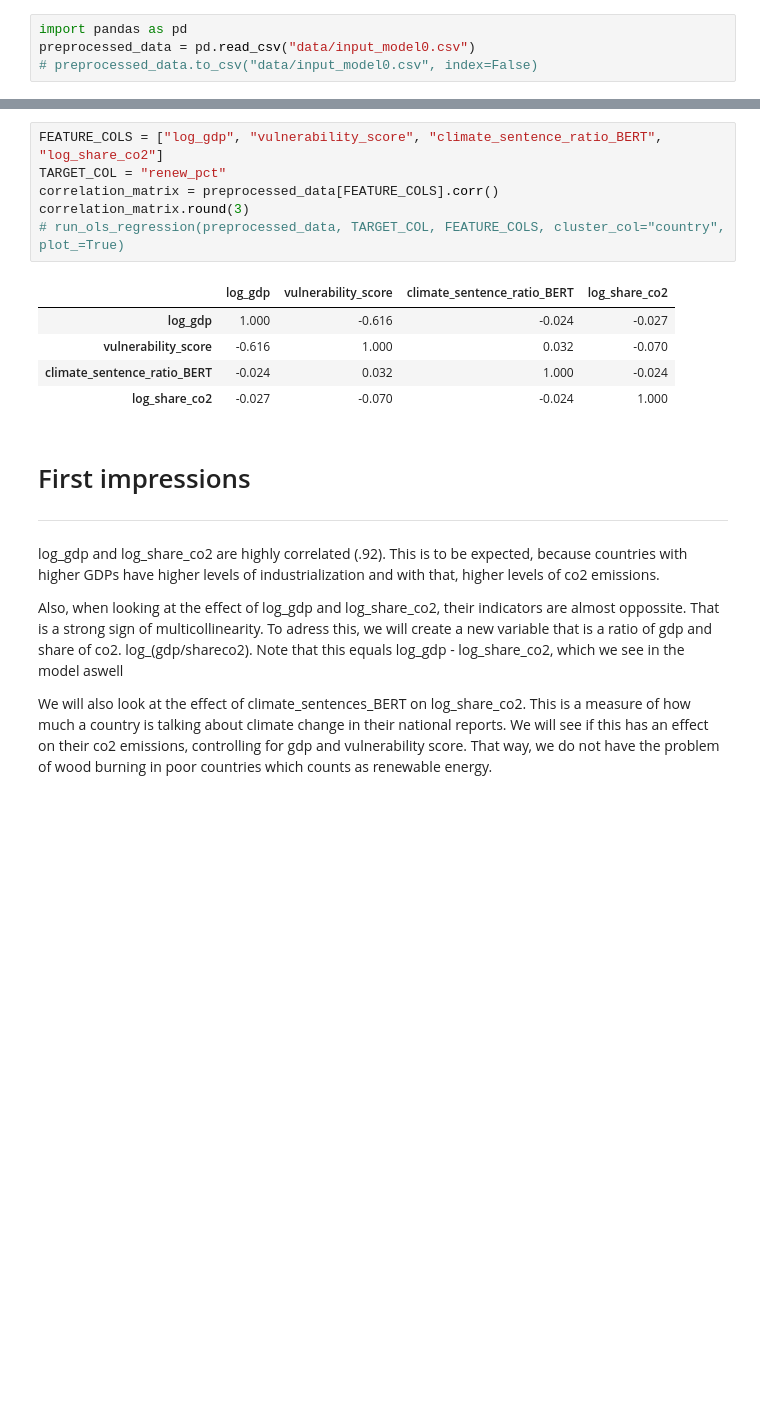
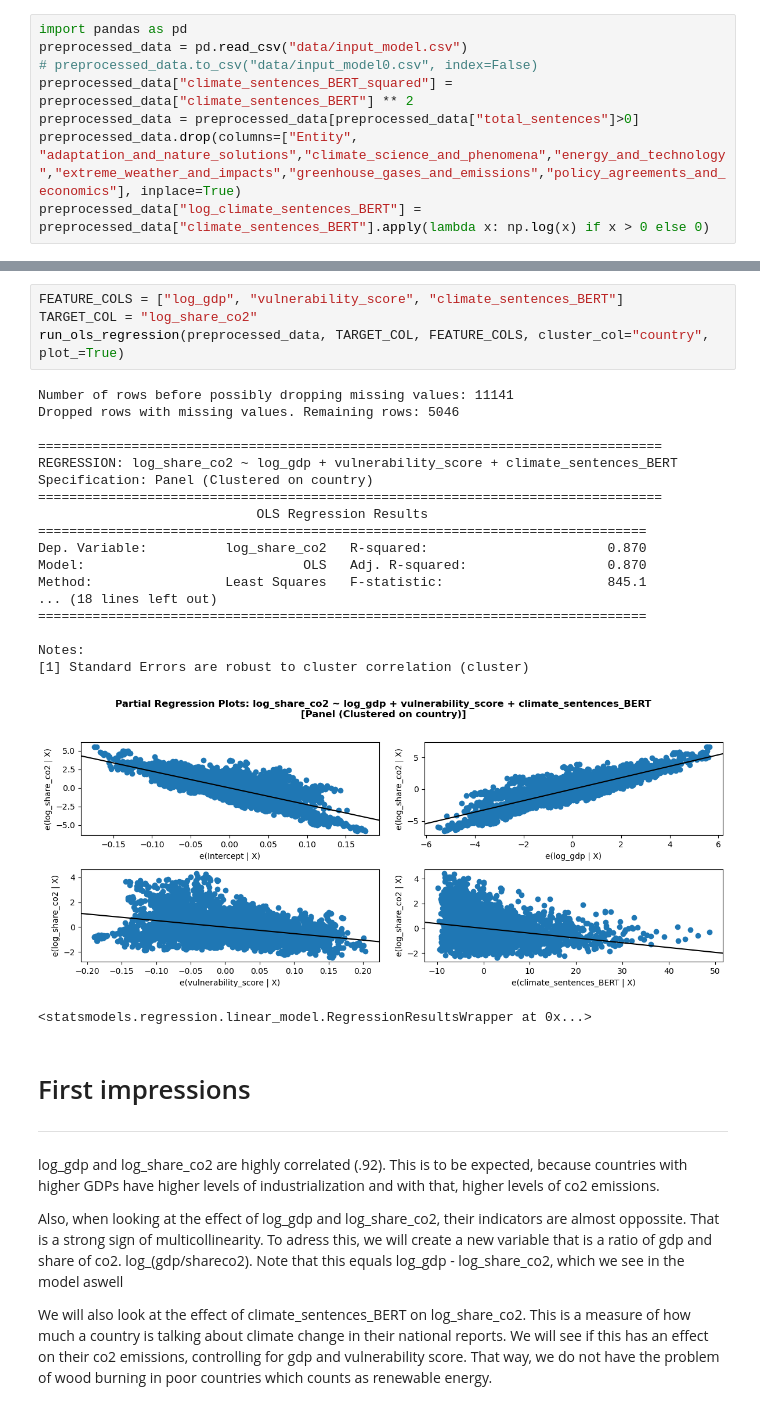
Before and after one commit to jacobgroot/FDS, a Jupyter notebook: analysis.ipynb, the cells around one changed output, grey strips where cells are left out. Cells and saved outputs as stored; diff of their text form; blank space fills up the shorter version.

```diff
--- a/analysis.ipynb
+++ b/analysis.ipynb
@@ -1,4 +1,8 @@
 # %%
 import pandas as pd
-preprocessed_data = pd.read_csv("data/input_model0.csv")
+preprocessed_data = pd.read_csv("data/input_model.csv")
 # preprocessed_data.to_csv("data/input_model0.csv", index=False)
+preprocessed_data["climate_sentences_BERT_squared"] = preprocessed_data["climate_sentences_BERT"] ** 2
+preprocessed_data = preprocessed_data[preprocessed_data["total_sentences"]>0]
+preprocessed_data.drop(columns=["Entity", "adaptation_and_nature_solutions","climate_science_and_phenomena","energy_and_technology","extreme_weather_and_impacts","greenhouse_gases_and_emissions","policy_agreements_and_economics"], inplace=True)
+preprocessed_data["log_climate_sentences_BERT"] = preprocessed_data["climate_sentences_BERT"].apply(lambda x: np.log(x) if x > 0 else 0)
@@ -50,17 +70,29 @@ def run_ols_regression(df_model, target_col, feature_cols, cluster_col="country"
 
     return model
 # %%
-FEATURE_COLS = ["log_gdp", "vulnerability_score", "climate_sentence_ratio_BERT", "log_share_co2"]
-TARGET_COL = "renew_pct"
-correlation_matrix = preprocessed_data[FEATURE_COLS].corr()
-correlation_matrix.round(3)
-# run_ols_regression(preprocessed_data, TARGET_COL, FEATURE_COLS, cluster_col="country", plot_=True)
+FEATURE_COLS = ["log_gdp", "vulnerability_score", "climate_sentences_BERT"]
+TARGET_COL = "log_share_co2"
+run_ols_regression(preprocessed_data, TARGET_COL, FEATURE_COLS, cluster_col="country", plot_=True)
 # %% [output]
-|  | log_gdp | vulnerability_score | climate_sentence_ratio_BERT | log_share_co2 |
-| log_gdp | 1.000 | -0.616 | -0.024 | -0.027 |
-| vulnerability_score | -0.616 | 1.000 | 0.032 | -0.070 |
-| climate_sentence_ratio_BERT | -0.024 | 0.032 | 1.000 | -0.024 |
-| log_share_co2 | -0.027 | -0.070 | -0.024 | 1.000 |
+Number of rows before possibly dropping missing values: 11141
+Dropped rows with missing values. Remaining rows: 5046
+
+================================================================================
+REGRESSION: log_share_co2 ~ log_gdp + vulnerability_score + climate_sentences_BERT
+Specification: Panel (Clustered on country)
+================================================================================
+                            OLS Regression Results
+==============================================================================
+Dep. Variable:          log_share_co2   R-squared:                       0.870
+Model:                            OLS   Adj. R-squared:                  0.870
+Method:                 Least Squares   F-statistic:                     845.1
+... (18 lines left out)
+==============================================================================
+
+Notes:
+[1] Standard Errors are robust to cluster correlation (cluster)
+[figure, added]
+<statsmodels.regression.linear_model.RegressionResultsWrapper at 0x...>
 # %% [markdown]
 # First impressions
 ---
```
Also changed, not shown: parts of 8 cells of this notebook, 4 other files.
